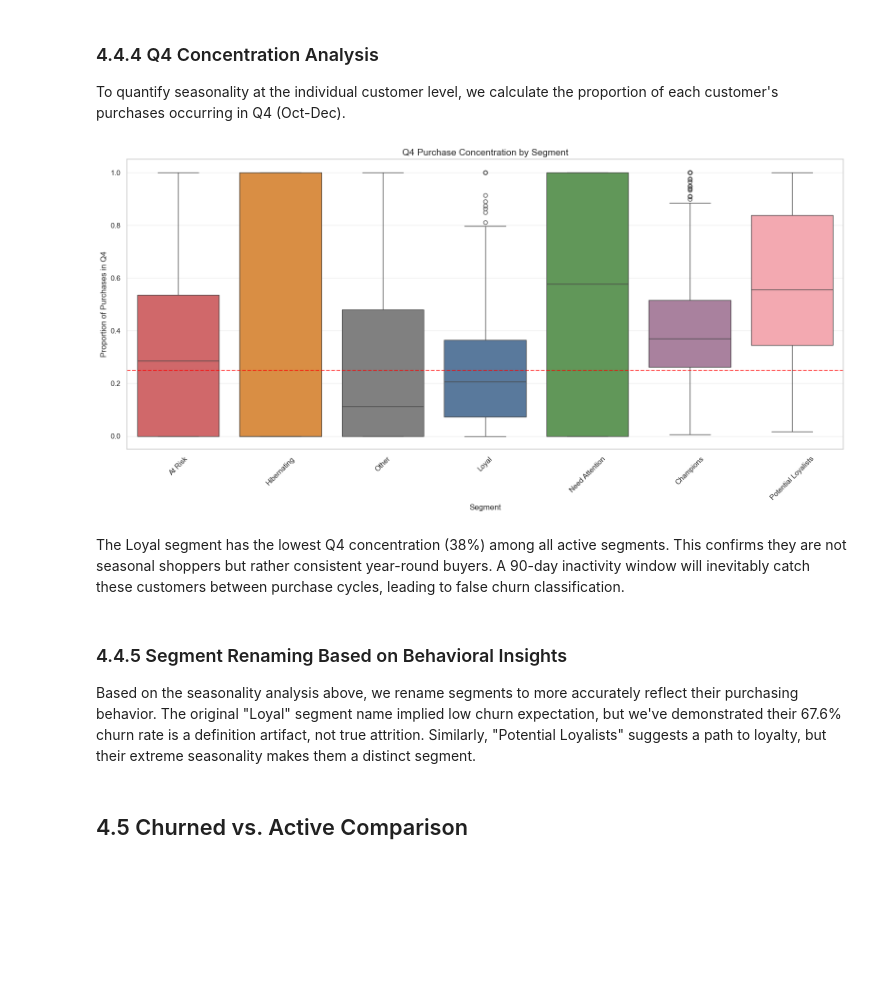
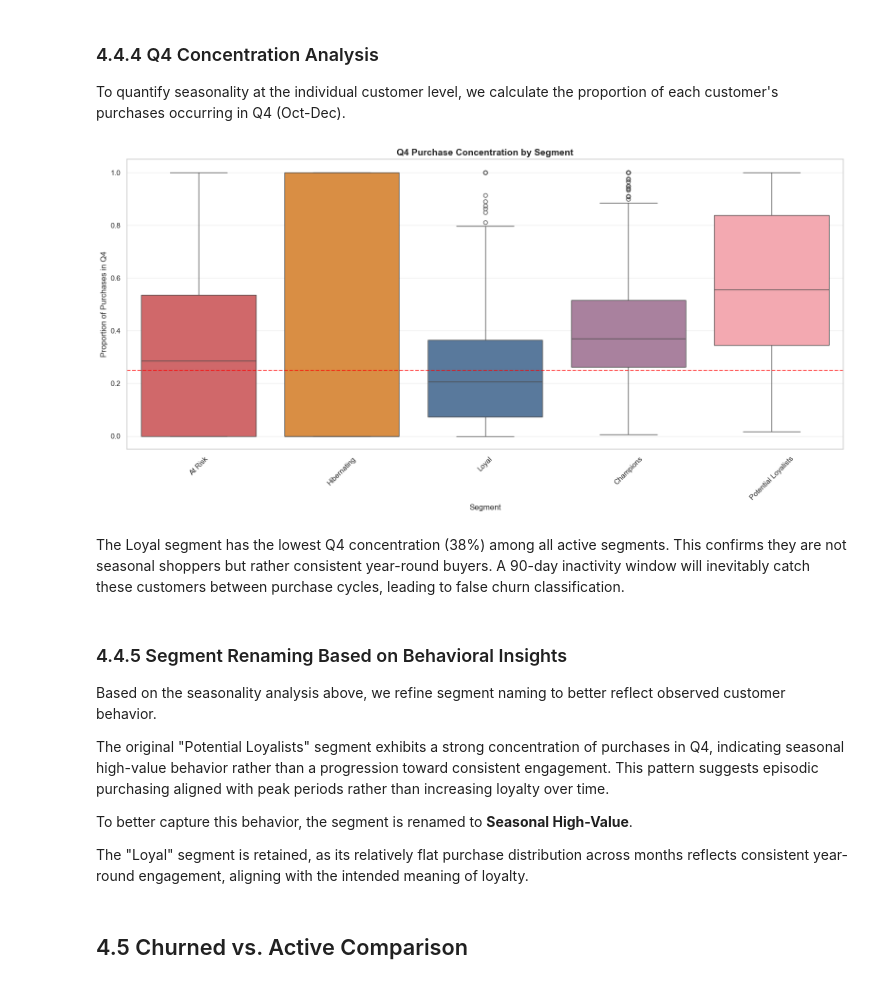
Before and after one commit to stefanobrusadelli/customer-churn-prediction, a Jupyter notebook: notebook/02_eda.ipynb, the cells around one changed output. Saved outputs shown, nothing was run; the diff lists cells and outputs as text; code cells hidden in the pictures; blank space fills up the shorter version.

```diff
--- a/notebook/02_eda.ipynb
+++ b/notebook/02_eda.ipynb
@@ -39,6 +39,7 @@ os.makedirs("reports/figures", exist_ok=True)
 sns.set_theme(style="whitegrid")
 plt.rcParams['figure.figsize'] = (12, 6)
 plt.rcParams['axes.titlesize'] = 14
+plt.rcParams['axes.titleweight'] = 'bold'
 plt.rcParams['axes.labelsize'] = 12
 
 COLOR_RETAINED = "#4C72B0"
@@ -182,14 +188,14 @@ UK revenue: £13,482,505.09
 #### 4.1.1 Interpurchase Time Analysis
 # %%
 # Sort transactions
-uk_df = uk_df.sort_values(['CustomerID', 'InvoiceDate'])
+uk_df_sorted = uk_df.sort_values(['CustomerID', 'InvoiceDate']).copy()
 
 # Compute interpurchase time
-uk_df['PrevPurchase'] = uk_df.groupby('CustomerID')['InvoiceDate'].shift(1)
-uk_df['InterpurchaseDays'] = (uk_df['InvoiceDate'] - uk_df['PrevPurchase']).dt.days
+uk_df_sorted['PrevPurchase'] = uk_df_sorted.groupby('CustomerID')['InvoiceDate'].shift(1)
+uk_df_sorted['InterpurchaseDays'] = (uk_df_sorted['InvoiceDate'] - uk_df_sorted['PrevPurchase']).dt.days
 
 # Drop nulls and remove same-day transactions
-interpurchase = uk_df['InterpurchaseDays'].dropna()
+interpurchase = uk_df_sorted['InterpurchaseDays'].dropna()
 zero_pct = (interpurchase == 0).mean()
 print(f"Zero-day intervals: {zero_pct:.1%}")
 
@@ -527,12 +540,14 @@ Given the unexpected 67.6% churn rate in the Loyal segment, we conduct a seasona
 # %% [markdown]
 ### 4.4.2 Data Preparation
 # %%
+seasonality_df = uk_df.copy()
+
 # Add the Month and IsQ4 columns
-uk_df['Month'] = uk_df['InvoiceDate'].dt.month
-uk_df['IsQ4'] = uk_df['Month'].isin([10, 11, 12])
+seasonality_df['Month'] = seasonality_df['InvoiceDate'].dt.month
+seasonality_df['IsQ4'] = seasonality_df['Month'].isin([10, 11, 12])
 
 # Merge segment data with transaction data
-segment_transactions = uk_df.merge(rfm_seg[['CustomerID', 'Segment']], on='CustomerID')
+segment_transactions = seasonality_df.merge(rfm_seg[['CustomerID', 'Segment']], on='CustomerID')
 segment_transactions['Month'] = segment_transactions['InvoiceDate'].dt.month
 
 # Calculate the monthly by segment
@@ -546,16 +561,13 @@ monthly_by_segment['Pct'] = (monthly_by_segment.groupby('Segment')['Count']
 q4_concentration = segment_transactions.groupby(['CustomerID', 'Segment'])['IsQ4'].mean().reset_index()
 q4_concentration.columns = ['CustomerID', 'Segment', 'Q4_Concentration']
 
-
-# Define segment order and colors
-segment_order = ['At Risk', 'Hibernating', 'Other', 'Loyal', 'Need Attention', 'Champions', 'Potential Loyalists']
+# Define segment order and colors for visualization
+segment_order = ['At Risk', 'Hibernating', 'Loyal', 'Champions', 'Potential Loyalists']
 
 segment_colors = {
     'At Risk': '#E15759',
     'Hibernating': '#F28E2B',
-    'Other': '#808080',
     'Loyal': '#4E79A7',
-    'Need Attention': '#59A14F',
     'Champions': '#B07AA1',
     'Potential Loyalists': '#FF9DA7'
 }
@@ -595,33 +611,42 @@ To quantify seasonality at the individual customer level, we calculate the propo
 # %%
 plt.figure(figsize=(16, 8))
 
-sns.boxplot(data=q4_concentration,
-            x='Segment',
-            y='Q4_Concentration',
-            order=segment_order,
-            hue='Segment',
-            palette=segment_colors,
-            legend=False)
+sns.boxplot(
+    data=q4_concentration[q4_concentration['Segment'].isin(segment_order)],
+    x='Segment',
+    y='Q4_Concentration',
+    order=segment_order,
+    hue='Segment',
+    palette=segment_colors,
+    legend=False
+)
 
 # Reference line
 plt.axhline(y=0.25, color='red', linestyle='--', alpha=0.7)
 
 # Formatting
 plt.ylabel('Proportion of Purchases in Q4')
 plt.title('Q4 Purchase Concentration by Segment')
 plt.tick_params(axis='x', rotation=45)
 plt.grid(True, alpha=0.3, axis='y')
 
 plt.tight_layout()
+plt.savefig("../reports/figures/churn_by_segment.png", bbox_inches="tight")
 plt.show()
 # %% [output]
-[figure, old version]
+[figure, new version]
 # %% [markdown]
 The Loyal segment has the lowest Q4 concentration (38%) among all active segments. This confirms they are not seasonal shoppers but rather consistent year-round buyers. A 90-day inactivity window will inevitably catch these customers between purchase cycles, leading to false churn classification.
 # %% [markdown]
 ### 4.4.5 Segment Renaming Based on Behavioral Insights
 
-Based on the seasonality analysis above, we rename segments to more accurately reflect their purchasing behavior. The original "Loyal" segment name implied low churn expectation, but we've demonstrated their 67.6% churn rate is a definition artifact, not true attrition. Similarly, "Potential Loyalists" suggests a path to loyalty, but their extreme seasonality makes them a distinct segment.
+Based on the seasonality analysis above, we refine segment naming to better reflect observed customer behavior.
+
+The original "Potential Loyalists" segment exhibits a strong concentration of purchases in Q4, indicating seasonal high-value behavior rather than a progression toward consistent engagement. This pattern suggests episodic purchasing aligned with peak periods rather than increasing loyalty over time.
+
+To better capture this behavior, the segment is renamed to **Seasonal High-Value**.
+
+The "Loyal" segment is retained, as its relatively flat purchase distribution across months reflects consistent year-round engagement, aligning with the intended meaning of loyalty.
 # %%
 # Define renaming mapping
 segment_rename = {
```
Also changed, not shown: parts of 39 cells of this notebook, 8 other files.
